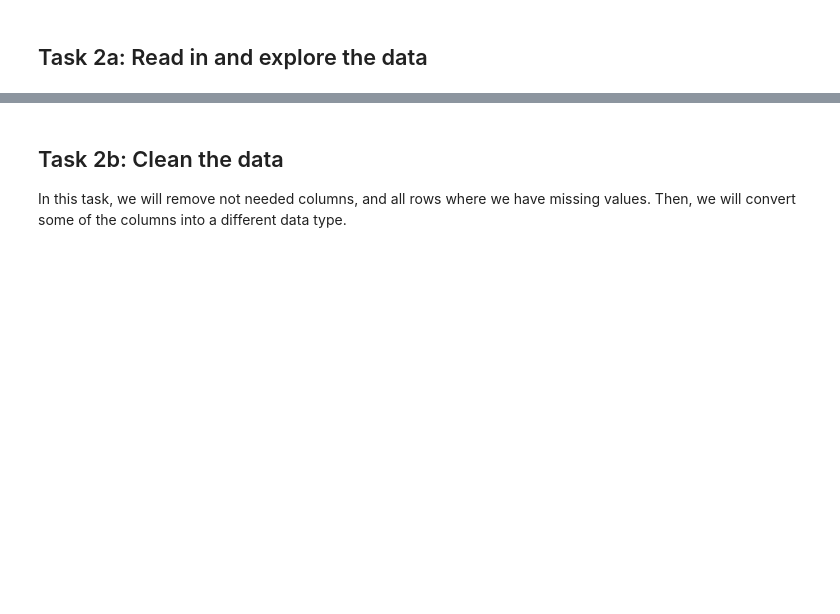
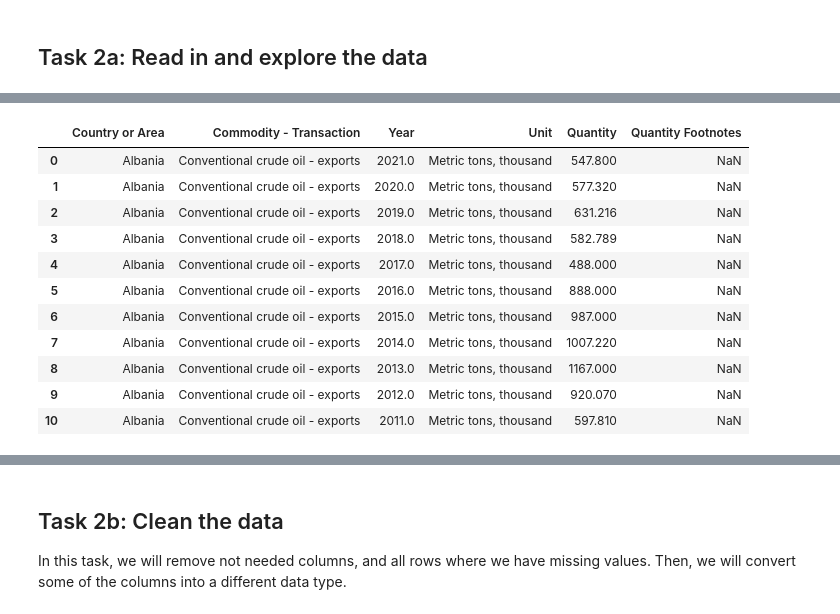
Before and after one commit to krzysztt0/learn-python-2025, a Jupyter notebook: unit07/exercise07/exercise07.ipynb, the cells around one changed output, grey strips where cells are left out. Cells and saved outputs as stored; diff of their text form; code cells hidden in the pictures; blank space fills up the shorter version.

```diff
--- a/unit07/exercise07/exercise07.ipynb
+++ b/unit07/exercise07/exercise07.ipynb
@@ -50,4 +79,18 @@ Together with this notebook, you are provided the file `.data/oil.csv`, with dat
 # %%
 # display the first 10 rows
+df.head(11)
+# %% [output]
+|  | Country or Area | Commodity - Transaction | Year | Unit | Quantity | Quantity Footnotes |
+| 0 | Albania | Conventional crude oil - exports | 2021.0 | Metric tons, thousand | 547.800 | NaN |
+| 1 | Albania | Conventional crude oil - exports | 2020.0 | Metric tons, thousand | 577.320 | NaN |
+| 2 | Albania | Conventional crude oil - exports | 2019.0 | Metric tons, thousand | 631.216 | NaN |
+| 3 | Albania | Conventional crude oil - exports | 2018.0 | Metric tons, thousand | 582.789 | NaN |
+| 4 | Albania | Conventional crude oil - exports | 2017.0 | Metric tons, thousand | 488.000 | NaN |
+| 5 | Albania | Conventional crude oil - exports | 2016.0 | Metric tons, thousand | 888.000 | NaN |
+| 6 | Albania | Conventional crude oil - exports | 2015.0 | Metric tons, thousand | 987.000 | NaN |
+| 7 | Albania | Conventional crude oil - exports | 2014.0 | Metric tons, thousand | 1007.220 | NaN |
+| 8 | Albania | Conventional crude oil - exports | 2013.0 | Metric tons, thousand | 1167.000 | NaN |
+| 9 | Albania | Conventional crude oil - exports | 2012.0 | Metric tons, thousand | 920.070 | NaN |
+| 10 | Albania | Conventional crude oil - exports | 2011.0 | Metric tons, thousand | 597.810 | NaN |
 # %%
 # display the last 8 rows
```
Also changed, not shown: parts of 12 cells of this notebook.
